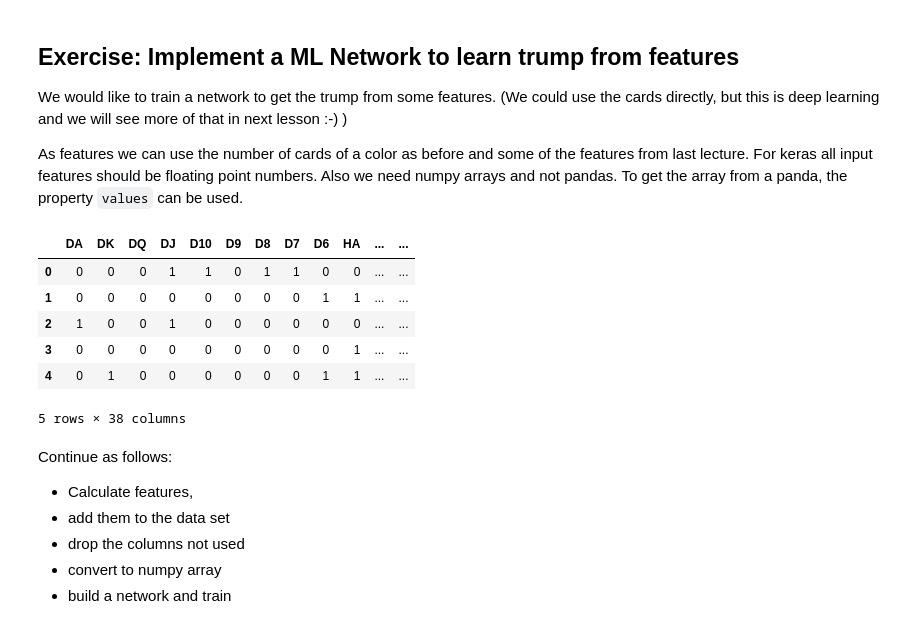
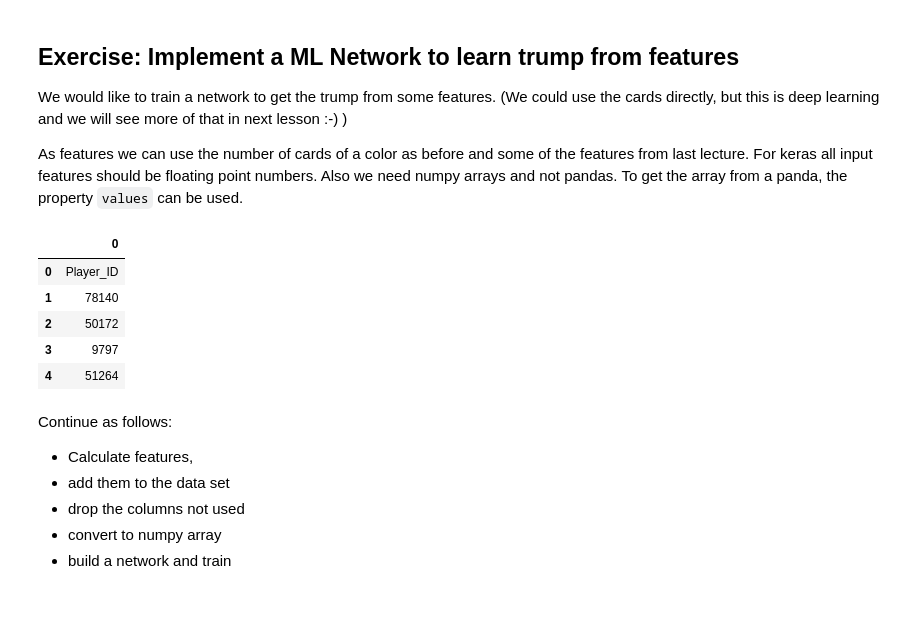
Before and after one commit to damman01/dl4g-donnschtig-jass, a Jupyter notebook: notebooks/KerasSimpleTrump_Simon.ipynb, the cells around one changed output. Saved outputs shown, nothing was run; the diff lists cells and outputs as text; code cells hidden in the pictures.

```diff
--- a/notebooks/KerasSimpleTrump_Simon.ipynb
+++ b/notebooks/KerasSimpleTrump_Simon.ipynb
@@ -500,37 +500,39 @@ As features we can use the number of cards of a color as before and some of the
 # %%
 import pandas as pd
 from pathlib import Path
-path_to_data = Path('C:\\Users\\denis\\Desktop\\Programming\\HSLU\\DL4G\\dl4g-donnschtig-jass\\notebooks')
+path_to_data = Path('2018_10_18_trump_without_header.csv')
+path_to_player_ids = Path('top_third_players.csv')
 # Import only a fraction of data for efficient testing
-data = pd.read_csv(path_to_data / '2018_10_18_trump_without_header.csv', header=None, nrows=10000)
+data = pd.read_csv(path_to_data, header=None)
+# Import the ids of the best third of players in the dataset.
+top_player_ids = pd.read_csv(path_to_player_ids, header=None)
 cards = [
 # Diamonds
 'DA','DK','DQ','DJ','D10','D9','D8','D7','D6',
 # Hearts
 'HA','HK','HQ','HJ','H10','H9','H8','H7','H6',
 # Spades
 'SA','SK','SQ','SJ','S10','S9','S8','S7','S6',
 # Clubs
 'CA','CK','CQ','CJ','C10','C9','C8','C7','C6'
 ]
 
 # Forehand (yes = 1, no = 0)
 forehand = ['FH']
 
 user  = ['user']
 trump = ['trump']
 
 data.columns = cards + forehand + user + trump
-data.drop('user', axis='columns', inplace=True)
 data.head()
+top_player_ids.head()
 # %% [output]
-|  | DA | DK | DQ | DJ | D10 | D9 | D8 | D7 | D6 | HA | ... | ... |
-| 0 | 0 | 0 | 0 | 1 | 1 | 0 | 1 | 1 | 0 | 0 | ... | ... |
-| 1 | 0 | 0 | 0 | 0 | 0 | 0 | 0 | 0 | 1 | 1 | ... | ... |
-| 2 | 1 | 0 | 0 | 1 | 0 | 0 | 0 | 0 | 0 | 0 | ... | ... |
-| 3 | 0 | 0 | 0 | 0 | 0 | 0 | 0 | 0 | 0 | 1 | ... | ... |
-| 4 | 0 | 1 | 0 | 0 | 0 | 0 | 0 | 0 | 1 | 1 | ... | ... |
+|  | 0 |
+| 0 | Player_ID |
+| 1 | 78140 |
+| 2 | 50172 |
+| 3 | 9797 |
+| 4 | 51264 |
-5 rows × 38 columns
 # %% [markdown]
 Continue as follows:
 - Calculate features,
```
Also changed, not shown: parts of 4 cells of this notebook, 3 other files.
